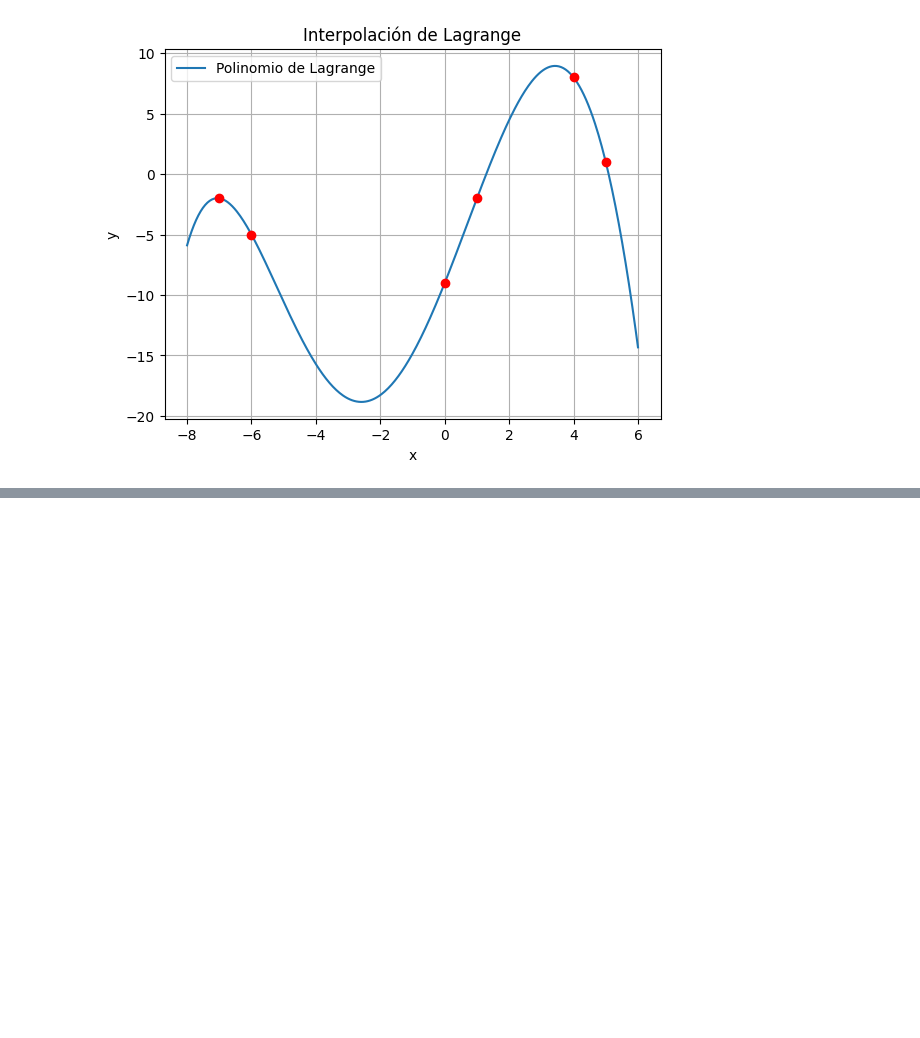
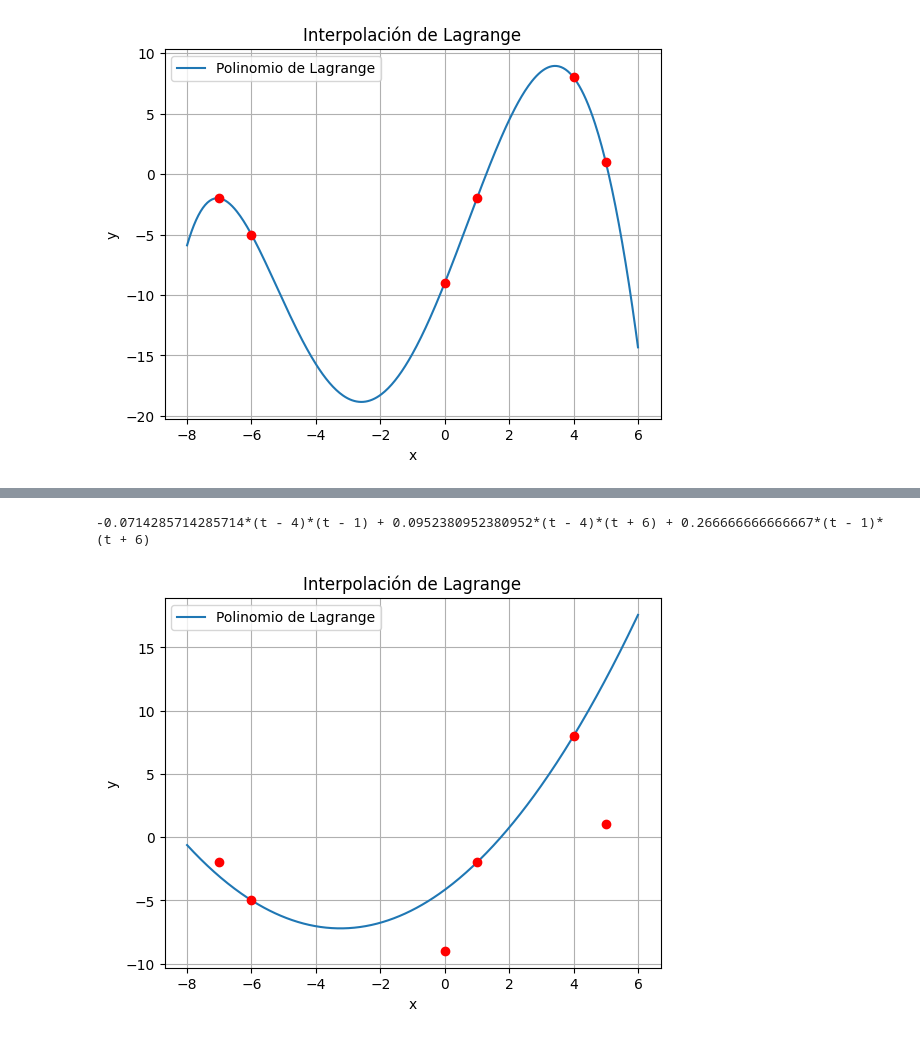
Before and after one commit to zot-hero/MetodosNumericos, a Jupyter notebook: Interpolacion/Lagrange.ipynb, the cells around one changed output, grey strips where cells are left out. Cells and saved outputs as stored; diff of their text form; code cells hidden in the pictures; blank space fills up the shorter version.

```diff
--- a/Interpolacion/Lagrange.ipynb
+++ b/Interpolacion/Lagrange.ipynb
@@ -133,0 +185,49 @@ plt.show()
+# %%
+#Función polLagrange
+
+def polLagrange1(x,y,indices):
+    # Variable simbólica
+    t = sp. symbols('t')
+
+    Datos=[[x[i],y[i]] for i in indices]
+
+    # Inicializar coeficientes y polinomios
+    coefLagrange=[0]*len(Datos)
+    polLagrange=[0]*len(Datos)
+
+    # Calcular los coeficientes y términos del polinomio de Lagrange
+    for i in range(len(Datos)):
+        producto = 1
+        pol = 1
+        for j in range(len(Datos)):
+            if j!=i:
+                producto = producto*(Datos[i][0]-Datos[j][0])
+                pol = pol*(t - Datos[j][0])
+        coefLagrange[i] = Datos[i][1]/producto
+        polLagrange[i] = coefLagrange[i]*pol
+
+    # Sumar los términos para obtener el polinomio completo
+    p = sum(polLagrange)
+    print(p)
+    return p
+
+x_dato = np.array([5,-7,-6,0,1,4])
+y_dato = np.array([1,-2,-5,-9,-2,8])
+f1 = polLagrange1(x_dato,y_dato,[2,4,5])
+
+# Graficar el polinomio
+x_new = np.linspace(np.amin(x)-1, np.amax(x)+1, 400)
+y_new= [f1.subs(t, val) for val in x_new]
+
+plt.plot(x_new, y_new, label='Polinomio de Lagrange')
+plt.plot(x, y ,'o',color = 'red')
+#plt.scatter(x, y, color='red', label='Puntos')
+plt.legend()
+plt.xlabel('x')
+plt.ylabel('y')
+plt.title('Interpolación de Lagrange')
+plt.grid(True)
+plt.show()
+# %% [output]
+-0.0714285714285714*(t - 4)*(t - 1) + 0.0952380952380952*(t - 4)*(t + 6) + 0.266666666666667*(t - 1)*(t + 6)
+[figure, added]
```
Also changed, not shown: parts of 3 cells of this notebook, 12 other files.
